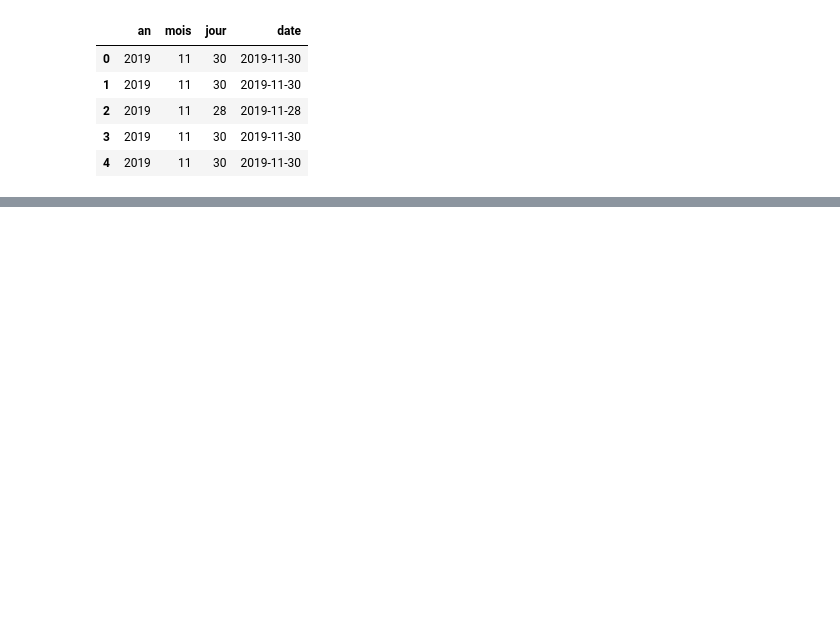
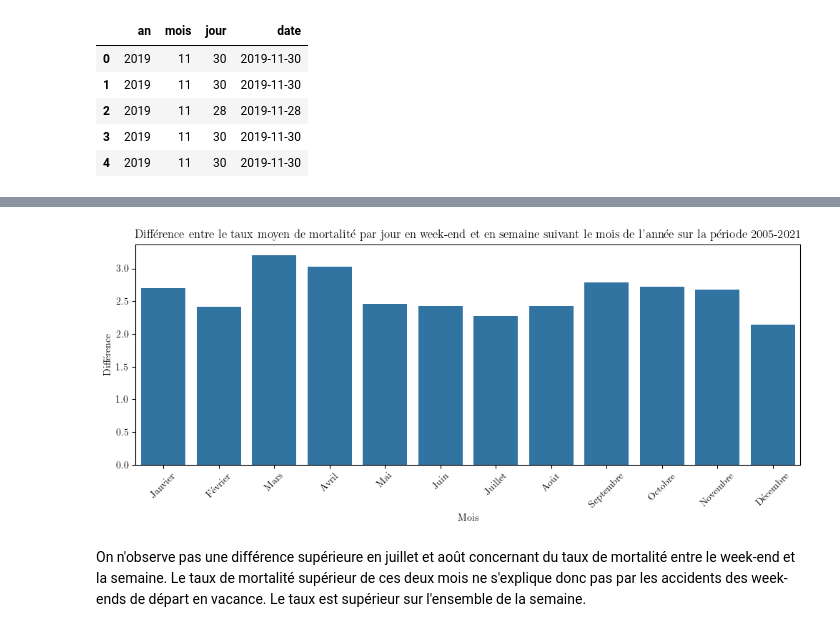
Before and after one commit to nlejay/accidents_circulation, a Jupyter notebook: projet_acc_route.ipynb, the cells around one changed output, grey strips where cells are left out. Drawn from its saved outputs; the diff is of its cells as text; code cells hidden in the pictures; blank space fills up the shorter version.

```diff
--- a/projet_acc_route.ipynb
+++ b/projet_acc_route.ipynb
@@ -1375,0 +1183,8 @@ Comme pour le mois de juillet, l'ANOVA permet de rejeter l'hypothèse nulle : $\
+# %%
+tx_mort_we = (acc_vs_morts_par_jour
+              .loc[acc_vs_morts_par_jour['nom_jour'].isin(['Samedi', 'Dimanche'])]
+              .groupby(['mois','nom_mois'])
+              .agg(tx_mort_we = pd.NamedAgg('tx_mortalite','mean'))
+              .reset_index()
+             )comp_tx_mort_sem_we
+tx_mort_we
@@ -1375,0 +1205,8 @@ Comme pour le mois de juillet, l'ANOVA permet de rejeter l'hypothèse nulle : $\
+# %%
+tx_mort_sem = (acc_vs_morts_par_jour
+              .loc[~acc_vs_morts_par_jour['nom_jour'].isin(['Samedi', 'Dimanche'])]
+              .groupby(['mois','nom_mois'])
+              .agg(tx_mort_sem = pd.NamedAgg('tx_mortalite','mean'))
+              .reset_index()
+             )
+tx_mort_sem
@@ -1375,0 +1227,4 @@ Comme pour le mois de juillet, l'ANOVA permet de rejeter l'hypothèse nulle : $\
+# %%
+comp_tx_mort_we_sem = tx_mort_we.merge(tx_mort_sem, on=['mois','nom_mois'])
+comp_tx_mort_we_sem['diff'] = comp_tx_mort_we_sem['tx_mort_we']-comp_tx_mort_we_sem['tx_mort_sem']
+comp_tx_mort_we_sem
@@ -1375,0 +1245,12 @@ Comme pour le mois de juillet, l'ANOVA permet de rejeter l'hypothèse nulle : $\
+# %%
+fig, ax = plt.subplots(figsize=(12,4))
+sns.barplot(x='nom_mois', y='diff', data=comp_tx_mort_we_sem, color='tab:blue', ax=ax)
+plt.title("Différence entre le taux de mortalité moyen par jour en week-end et en semaine suivant le mois de l'année sur la période 2005-2021", size=12)
+plt.xlabel('Mois')
+plt.ylabel('Différence')
+plt.xticks(rotation=45)
+plt.show()
+# %% [output]
+[figure, added]
+# %% [markdown]
+On n'observe pas une différence supérieure en juillet et août concernant du taux de mortalité entre le week-end et la semaine. Le taux de mortalité supérieur de ces deux mois ne s'explique donc pas par les accidents des week-ends de départ en vacance. Le taux est supérieur sur l'ensemble de la semaine.
```
Also changed, not shown: parts of 37 cells of this notebook.
